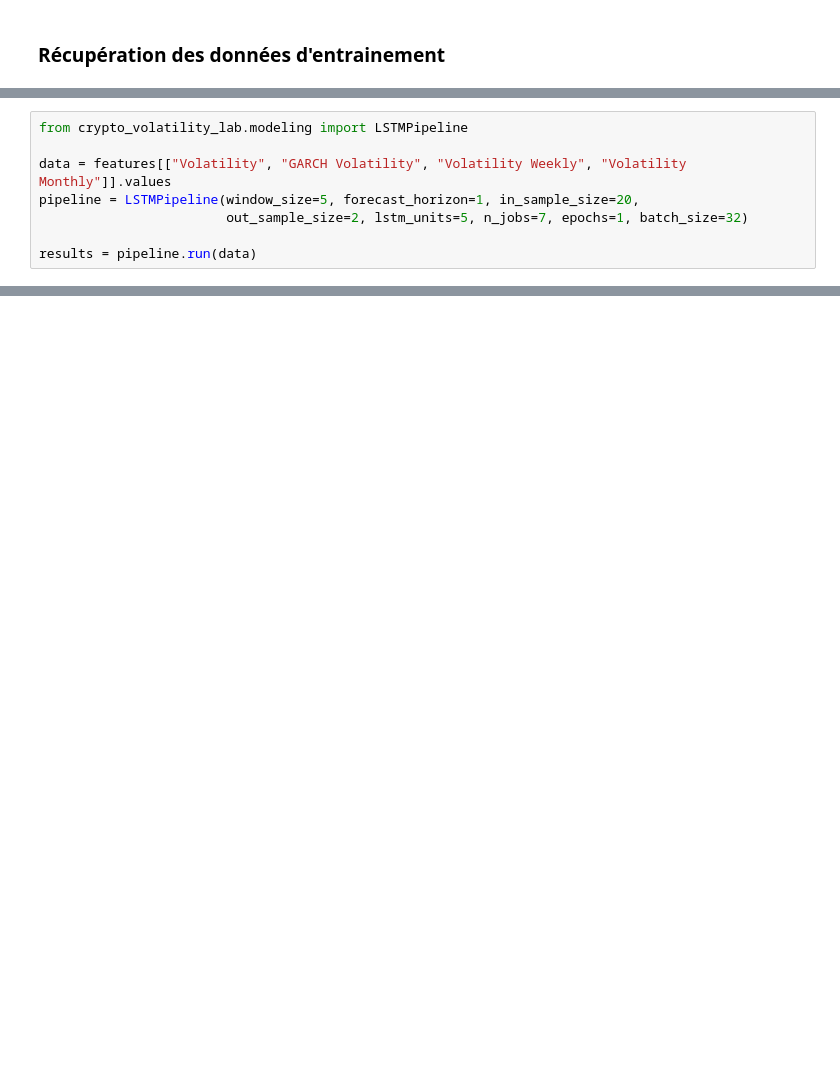
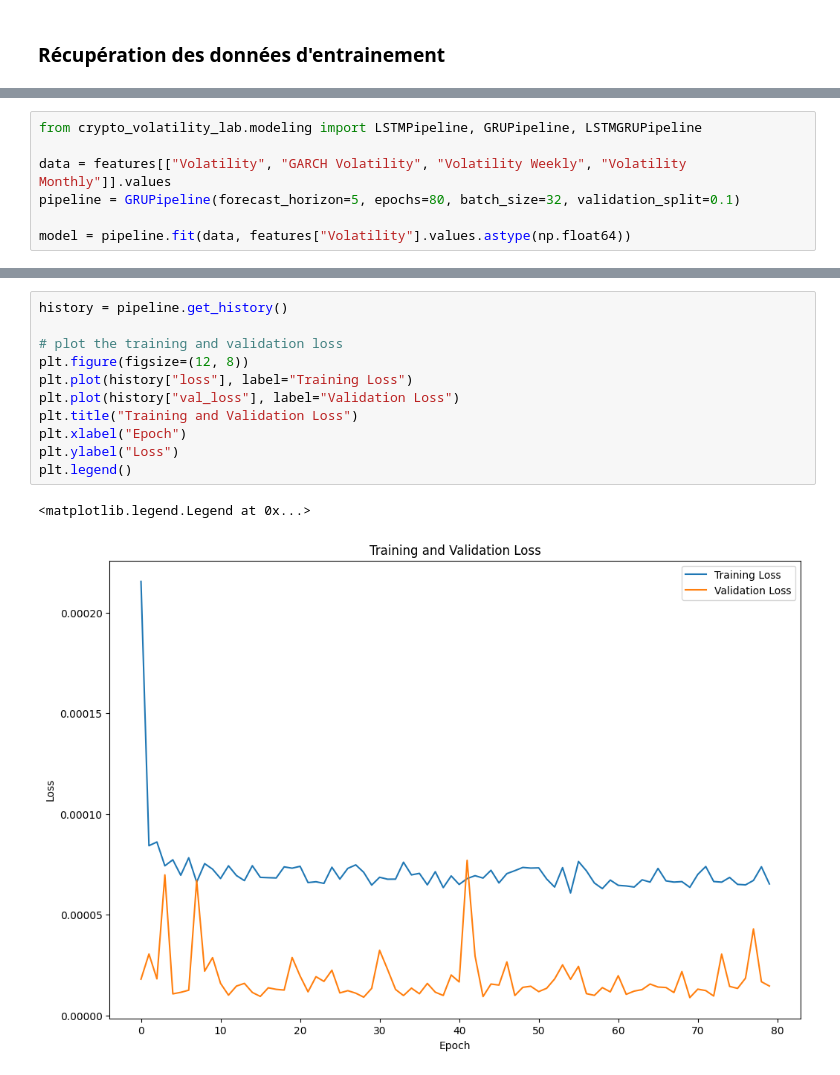
Before and after one commit to emmaebrl/crypto-volatility-lab, a Jupyter notebook: sandbox/explo_time_series.ipynb, the cells around one changed output, grey strips where cells are left out. Saved outputs shown, nothing was run; the diff lists cells and outputs as text; blank space fills up the shorter version.

```diff
--- a/sandbox/explo_time_series.ipynb
+++ b/sandbox/explo_time_series.ipynb
@@ -159,8 +189,7 @@ MAPE between Volatility and GARCH Volatility: 0.19365869960872253
 # %%
-from crypto_volatility_lab.modeling import LSTMPipeline
+from crypto_volatility_lab.modeling import LSTMPipeline, GRUPipeline, LSTMGRUPipeline
 
 data = features[["Volatility", "GARCH Volatility", "Volatility Weekly", "Volatility Monthly"]].values
-pipeline = LSTMPipeline(window_size=5, forecast_horizon=1, in_sample_size=20,
-                        out_sample_size=2, lstm_units=5, n_jobs=7, epochs=1, batch_size=32)
+pipeline = GRUPipeline(forecast_horizon=5, epochs=80, batch_size=32, validation_split=0.1)
 
-results = pipeline.run(data)
+model = pipeline.fit(data, features["Volatility"].values.astype(np.float64))
@@ -166,0 +222,14 @@ results = pipeline.run(data)
+# %%
+history = pipeline.get_history()
+
+# plot the training and validation loss
+plt.figure(figsize=(12, 8))
+plt.plot(history["loss"], label="Training Loss")
+plt.plot(history["val_loss"], label="Validation Loss")
+plt.title("Training and Validation Loss")
+plt.xlabel("Epoch")
+plt.ylabel("Loss")
+plt.legend()
+# %% [output]
+<matplotlib.legend.Legend at 0x...>
+[figure, added]
```
Also changed, not shown: parts of 23 cells of this notebook, 8 other files.
